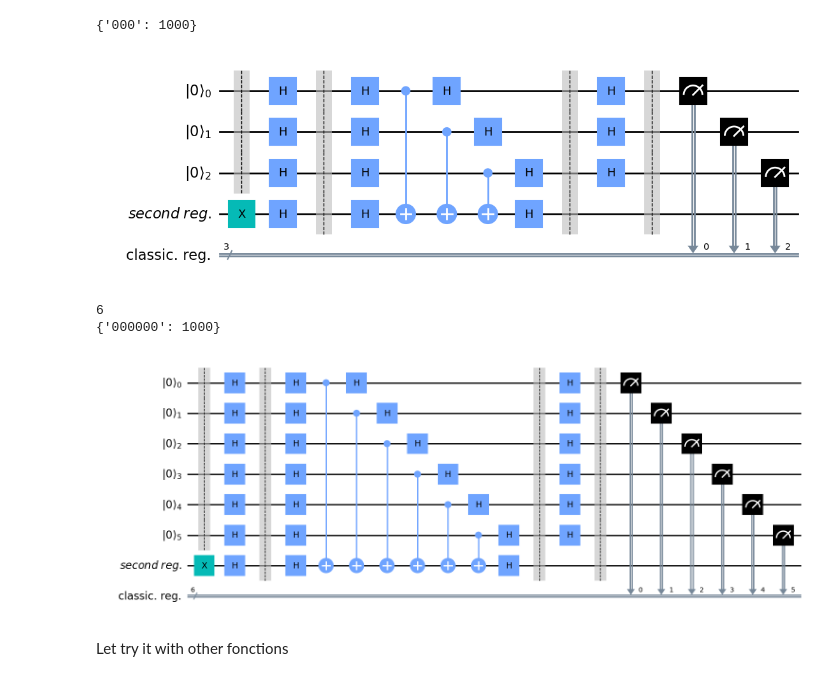
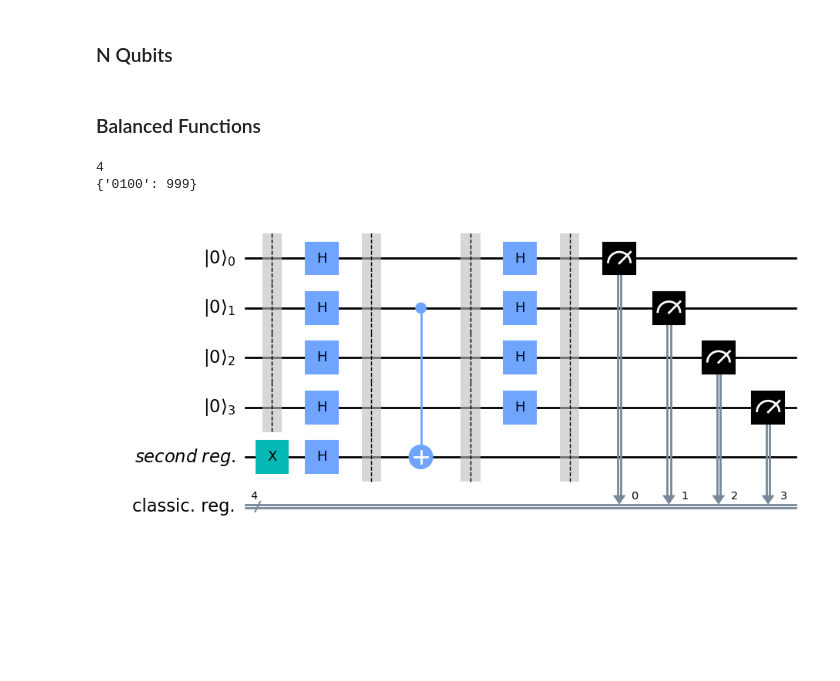
Before and after one commit to gilles-maurer/IT41_DJ_Algorithm, a Jupyter notebook: main.ipynb, the cells around one changed output. Cells and saved outputs as stored; diff of their text form; code cells hidden in the pictures; blank space fills up the shorter version.

```diff
--- a/main.ipynb
+++ b/main.ipynb
@@ -34,27 +34,8 @@ def deutsch_jozsa(function_to_test):
 
     print(counts)
     return circuit.draw('mpl')
-
-
-def my_function():
-    qr = QuantumRegister(4)
-    circuit = QuantumCircuit(qr)
-
-    ### Write the function to be tested here: ###
-    circuit.h(qr)
-    circuit.cx(qr[0], qr[3])
-    circuit.cx(qr[1], qr[3])
-    circuit.cx(qr[2], qr[3])
-    circuit.h(qr)
-    #############################################
-
-    return circuit
-
-
-deutsch_jozsa(my_function())
-# %% [output]
-{'000': 1000}
-[figure, removed]
+# %% [markdown]
+### N Qubits
 # %%
 def deutsch_jozsa_extended(function_to_test):
     n = function_to_test.num_qubits - 1
@@ -77,47 +58,29 @@ def deutsch_jozsa_extended(function_to_test):
     circuit.barrier(qr1, qr2)
     circuit.measure(qr1, cr)
 
-    result = execute(circuit, backend=simulator, shots=1000).result()
+    result = execute(circuit, backend=simulator, shots=999).result()
     counts = result.get_counts()
     counts = {k[::-1]: v for k, v in counts.items()}
 
     print(counts)
     return circuit.draw('mpl')
-
-
-def my_function_extended():
-    ### Write the function to be tested here: ###
-    qr = QuantumRegister(7)
-    circuit = QuantumCircuit(qr)
-
-    circuit.h(qr)
-    for i in range(6):
-        circuit.cx(qr[i], qr[6])
-    circuit.h(qr)
-    #############################################
-
-    return circuit
-
-
-deutsch_jozsa_extended(my_function_extended())
-# %% [output]
-6
-{'000000': 1000}
-[figure, removed]
-# %% [markdown]
-Let try it with other fonctions
+# %% [markdown]
+### Balanced Functions
 # %%
-def function_balanced1():
-    qr = QuantumRegister(4)
+def function_balanced1(n):
+    qr = QuantumRegister(n+1)
     circuit = QuantumCircuit(qr)
 
     ### Write the function to be tested here: ###
-    circuit.cx(qr[1], qr[3])
+    circuit.cx(qr[1], qr[n])
 
     #############################################
 
     return circuit
 
-
-circuit = function_balanced1()
+deutsch_jozsa_extended(function_balanced1(4))
+# %% [output]
+4
+{'0100': 999}
+[figure, added]
 # %%
```
Also changed, not shown: parts of 12 cells of this notebook.
